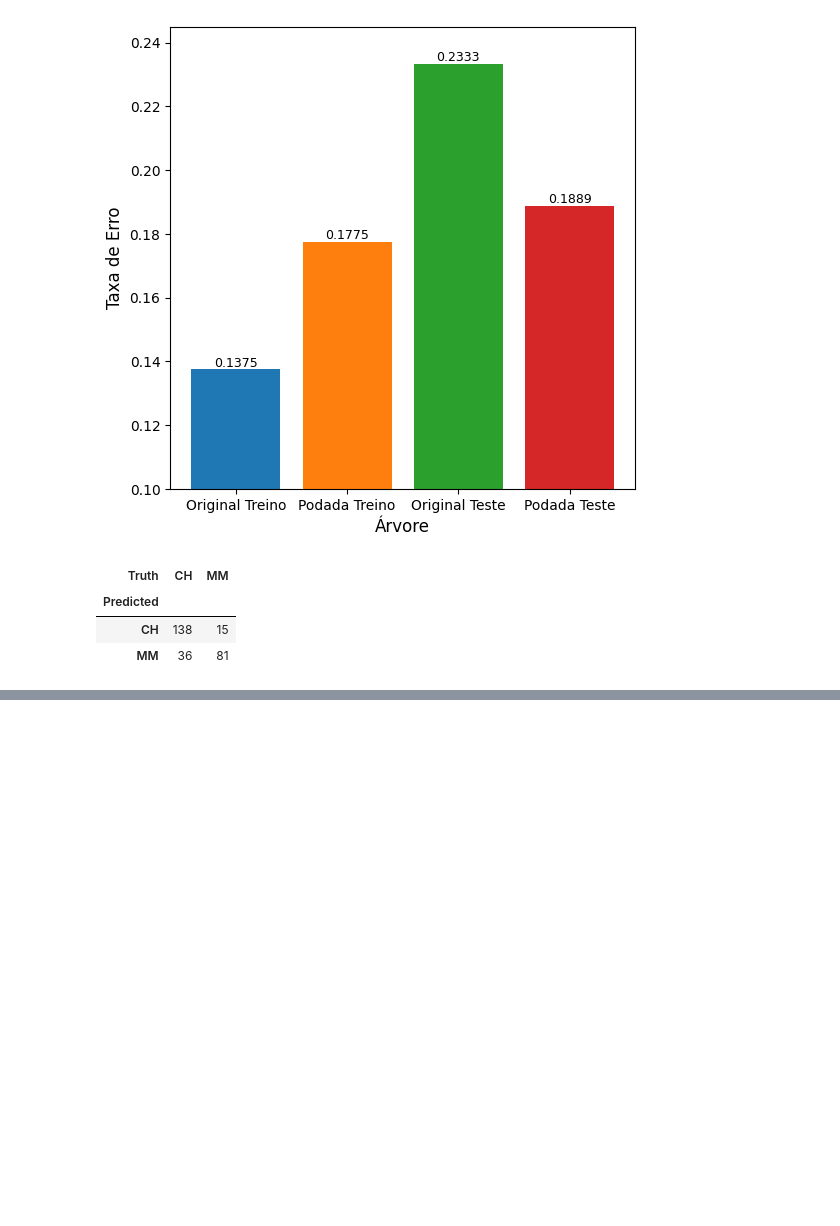
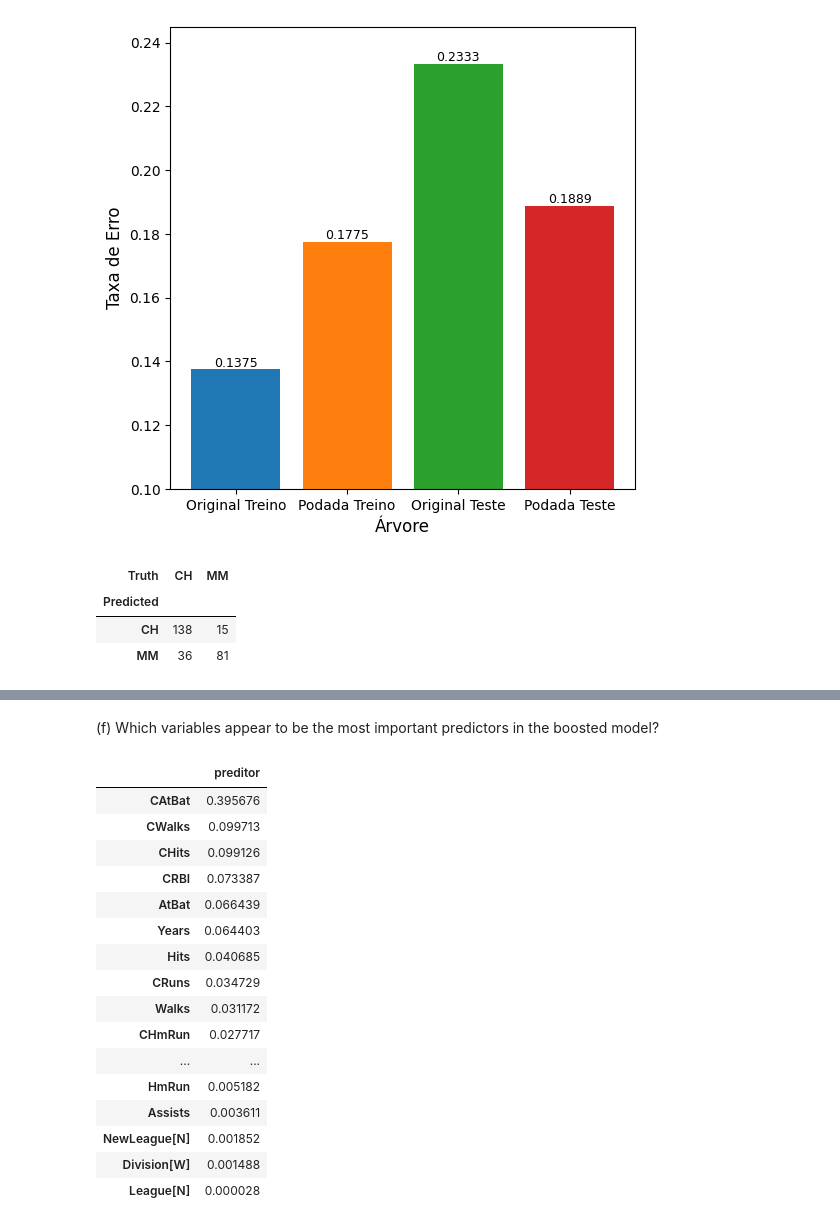
Before and after one commit to oliveira-silva-lucas/ISLP, a Jupyter notebook: Cap_08_Tree_Based_Methods/Exercises/ex_cap_08.ipynb, the cells around one changed output, grey strips where cells are left out. Cells and saved outputs as stored; diff of their text form; code cells hidden in the pictures; blank space fills up the shorter version.

```diff
--- a/Cap_08_Tree_Based_Methods/Exercises/ex_cap_08.ipynb
+++ b/Cap_08_Tree_Based_Methods/Exercises/ex_cap_08.ipynb
@@ -500,0 +484,4 @@ for this approach
+# %%
+Hitters = load_data('Hitters').dropna()
+Hitters.Salary = np.log(Hitters.Salary)
+Hitters.info()
@@ -500,0 +585,23 @@ for this approach
+# %% [markdown]
+(f) Which variables appear to be the most important predictors in
+the boosted model?
+# %%
+pd.DataFrame({'preditor':melhor_modelo_gb.feature_importances_}, index=nomes_preditores.drop('intercept')).sort_values(by='preditor',ascending=False)
+# %% [output]
+|  | preditor |
+| CAtBat | 0.395676 |
+| CWalks | 0.099713 |
+| CHits | 0.099126 |
+| CRBI | 0.073387 |
+| AtBat | 0.066439 |
+| Years | 0.064403 |
+| Hits | 0.040685 |
+| CRuns | 0.034729 |
+| Walks | 0.031172 |
+| CHmRun | 0.027717 |
+| ... | ... |
+| HmRun | 0.005182 |
+| Assists | 0.003611 |
+| NewLeague[N] | 0.001852 |
+| Division[W] | 0.001488 |
+| League[N] | 0.000028 |
```
Also changed, not shown: parts of 13 cells of this notebook.
